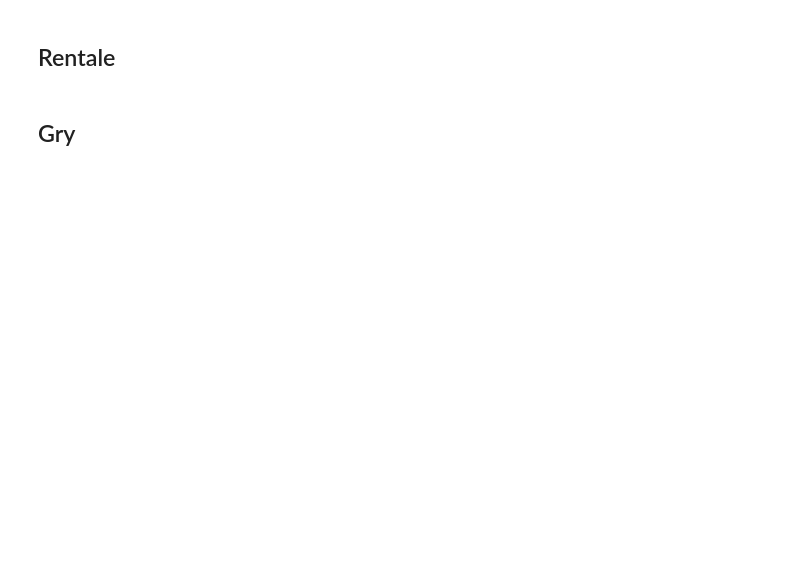
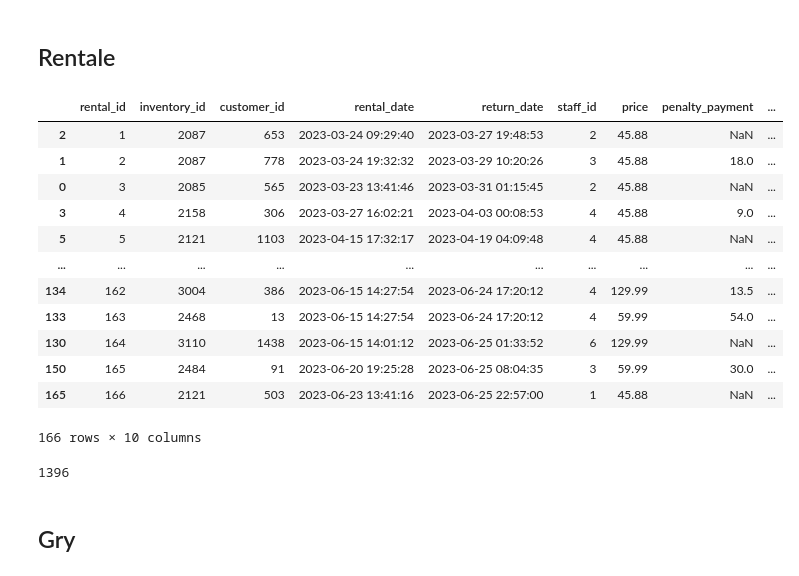
Before and after one commit to o-Mateo-o/geeks-and-dragons-db, a Jupyter notebook: notebooks/attempts/gen.ipynb, the cells around one changed output. Cells and saved outputs as stored; diff of their text form; code cells hidden in the pictures; blank space fills up the shorter version.

Commit message:
rentals

```diff
--- a/notebooks/attempts/gen.ipynb
+++ b/notebooks/attempts/gen.ipynb
@@ -841,3 +917,23 @@ sales.head()
+# %%
+rental_df_generator(inventory)
+# %% [output]
+|  | rental_id | inventory_id | customer_id | rental_date | return_date | staff_id | price | penalty_payment | ... |
+| 2 | 1 | 2087 | 653 | 2023-03-24 09:29:40 | 2023-03-27 19:48:53 | 2 | 45.88 | NaN | ... |
+| 1 | 2 | 2087 | 778 | 2023-03-24 19:32:32 | 2023-03-29 10:20:26 | 3 | 45.88 | 18.0 | ... |
+| 0 | 3 | 2085 | 565 | 2023-03-23 13:41:46 | 2023-03-31 01:15:45 | 2 | 45.88 | NaN | ... |
+| 3 | 4 | 2158 | 306 | 2023-03-27 16:02:21 | 2023-04-03 00:08:53 | 4 | 45.88 | 9.0 | ... |
+| 5 | 5 | 2121 | 1103 | 2023-04-15 17:32:17 | 2023-04-19 04:09:48 | 4 | 45.88 | NaN | ... |
+| ... | ... | ... | ... | ... | ... | ... | ... | ... | ... |
+| 134 | 162 | 3004 | 386 | 2023-06-15 14:27:54 | 2023-06-24 17:20:12 | 4 | 129.99 | 13.5 | ... |
+| 133 | 163 | 2468 | 13 | 2023-06-15 14:27:54 | 2023-06-24 17:20:12 | 4 | 59.99 | 54.0 | ... |
+| 130 | 164 | 3110 | 1438 | 2023-06-15 14:01:12 | 2023-06-25 01:33:52 | 6 | 129.99 | NaN | ... |
+| 150 | 165 | 2484 | 91 | 2023-06-20 19:25:28 | 2023-06-25 08:04:35 | 3 | 59.99 | 30.0 | ... |
+| 165 | 166 | 2121 | 503 | 2023-06-23 13:41:16 | 2023-06-25 22:57:00 | 1 | 45.88 | NaN | ... |
+166 rows × 10 columns
+# %%
+int(random.choice(customers['customer_id']))
+# %% [output]
+1396
 # %% [markdown]
 ## Gry
 # %%
```
Also changed, not shown: parts of 23 cells of this notebook.
